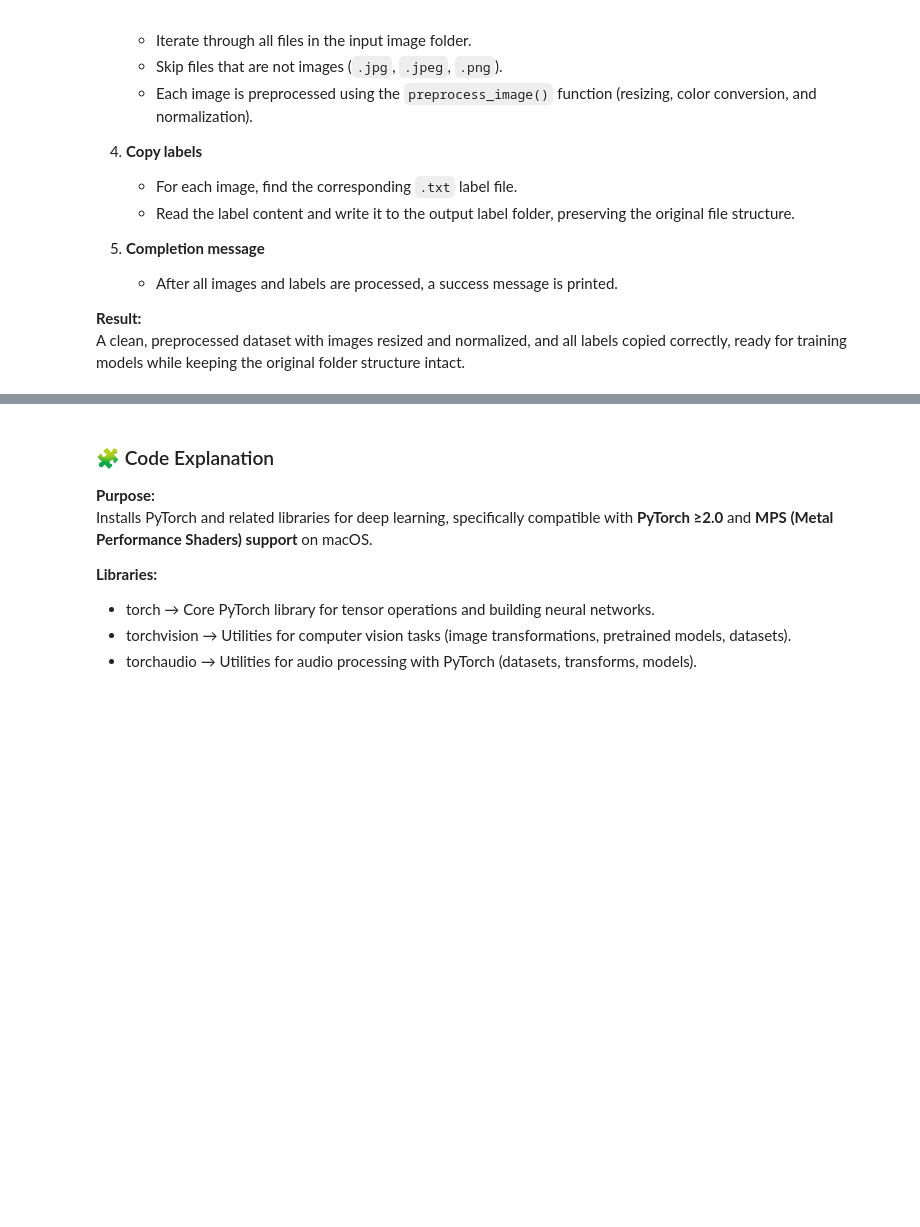
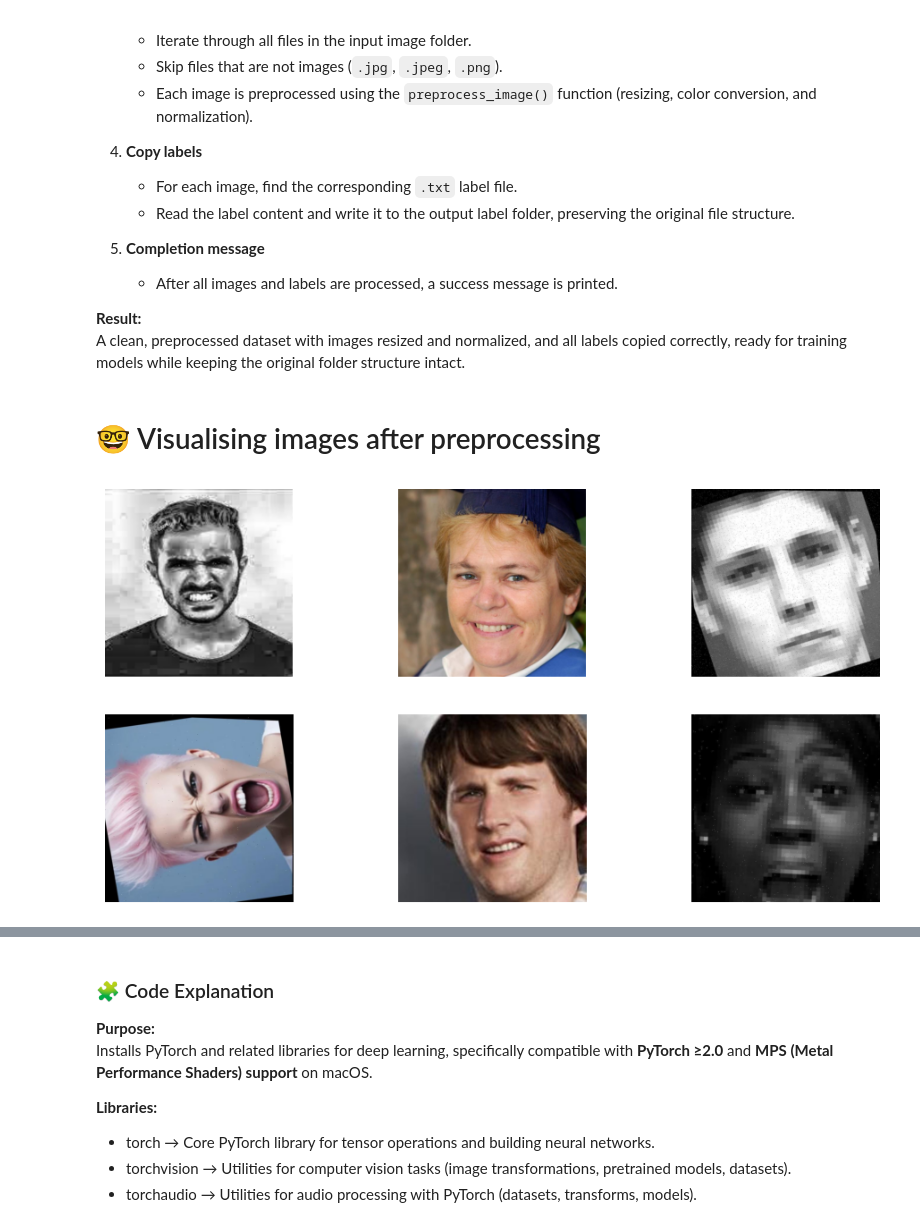
Before and after one commit to Natashaa7/9-Facial-Expression-Detection, a Jupyter notebook: Facial-Expression-Detection.ipynb, the cells around one changed output, grey strips where cells are left out. Cells and saved outputs as stored; diff of their text form; code cells hidden in the pictures; blank space fills up the shorter version.

```diff
--- a/Facial-Expression-Detection.ipynb
+++ b/Facial-Expression-Detection.ipynb
@@ -92,0 +97,15 @@ plt.show()
+# %%
+from PIL import Image
+import os
+
+corrupt_images = []
+
+for img_path in image_files:
+    try:
+        img = Image.open(img_path)
+        img.verify()  # Check if image is broken
+    except (IOError, SyntaxError) as e:
+        print(f"Corrupt image detected: {img_path}")
+        corrupt_images.append(img_path)
+
+print(f"\nTotal corrupt images: {len(corrupt_images)}")
@@ -232,3 +269,32 @@ This code preprocesses all images and copies their corresponding label files for
 
 **Result:**
 A clean, preprocessed dataset with images resized and normalized, and all labels copied correctly, ready for training models while keeping the original folder structure intact.
+# %% [markdown]
+# 🤓 Visualising images after preprocessing
+# %%
+import matplotlib.pyplot as plt
+from PIL import Image
+import os
+
+preprocessed_path = "/Users/natashababu/Documents/internship/facial-expression/preprocessed-dataset"
+folders = ["train", "test", "valid"]
+
+# Collect all image file paths
+image_files = []
+for folder in folders:
+    folder_path = os.path.join(preprocessed_path, folder, "images")
+    # Get all images inside this folder
+    for f in os.listdir(folder_path):
+        if f.lower().endswith(('.png', '.jpg', '.jpeg')):
+            image_files.append(os.path.join(folder_path, f))
+
+# Visualize first 6 images
+plt.figure(figsize=(12,6))
+for i, img_path in enumerate(image_files[:6]):
+    img = Image.open(img_path)
+    plt.subplot(2,3,i+1)
+    plt.imshow(img)
+    plt.axis('off')
+plt.show()
+# %% [output]
+[figure, added]
```
Also changed, not shown: parts of 31 cells of this notebook.
